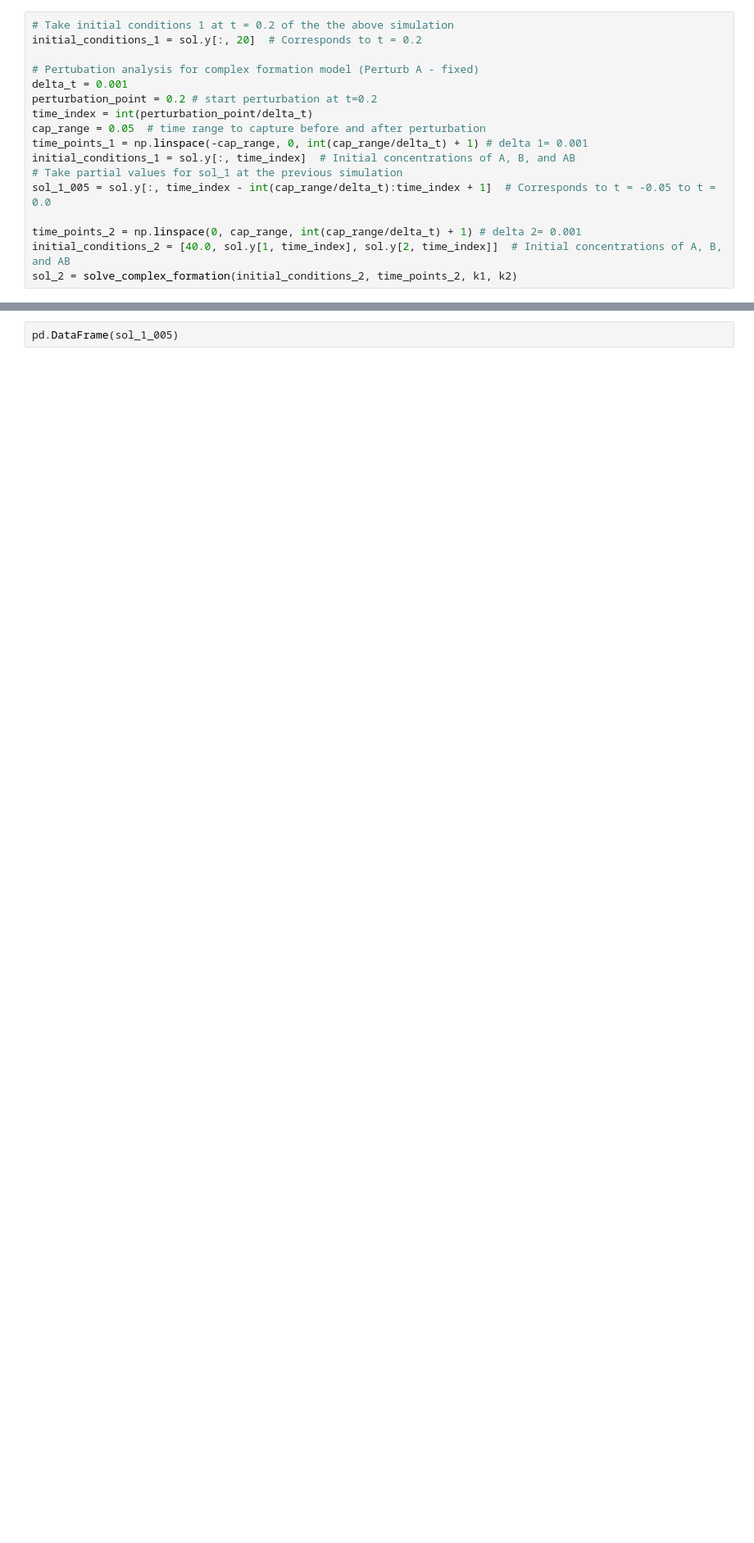
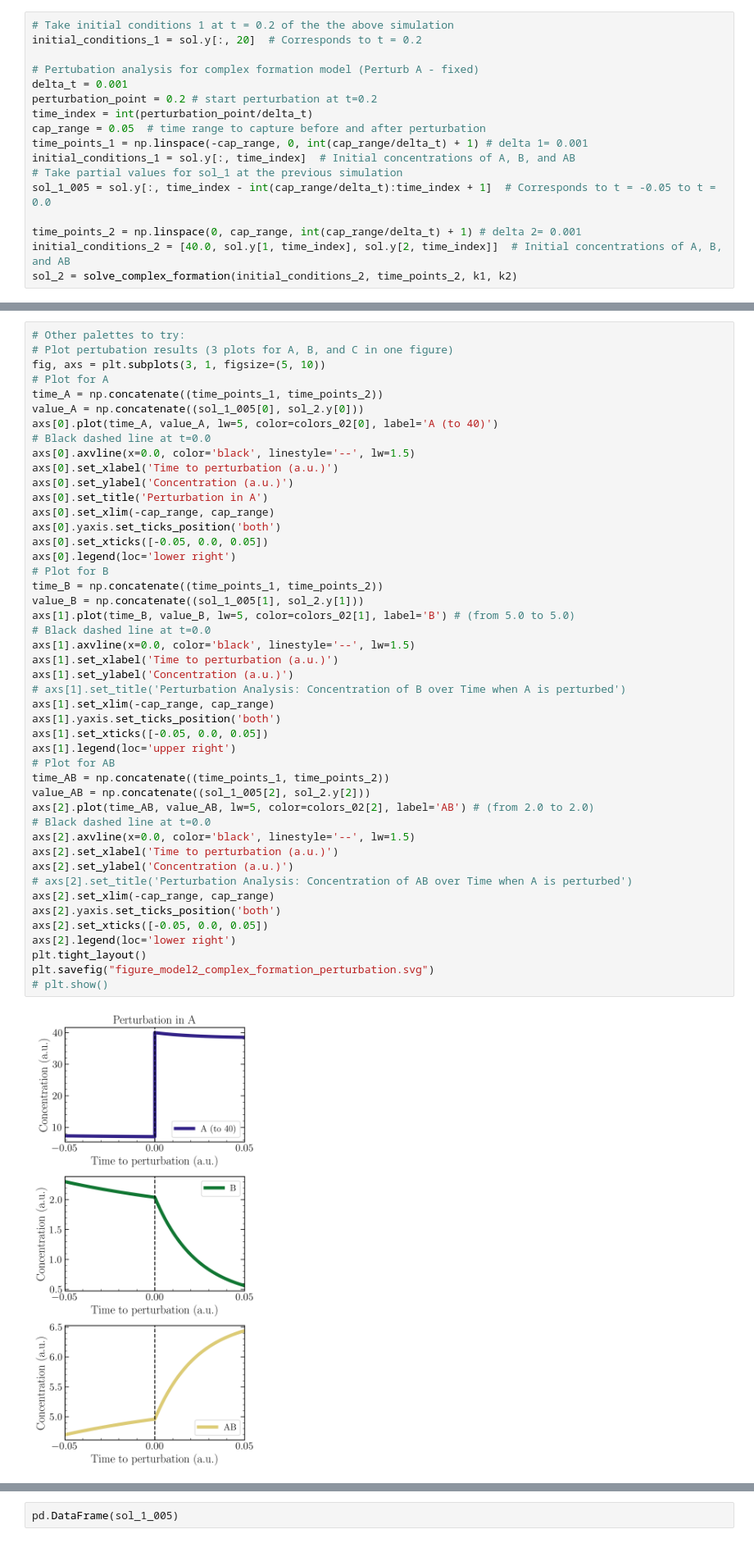
Before and after one commit to DILiS-lab/loopdetect, a Jupyter notebook: examples/model_2_complex_formation.ipynb, the cells around one changed output, grey strips where cells are left out. Shown at 82% size. Saved outputs shown, nothing was run; the diff lists cells and outputs as text; blank space fills up the shorter version.

Commit message:
Update notebooks for more analysis

```diff
--- a/examples/model_2_complex_formation.ipynb
+++ b/examples/model_2_complex_formation.ipynb
@@ -213,3 +217,51 @@ plt.show()
+# %%
+# Other palettes to try:
+# Plot pertubation results (3 plots for A, B, and C in one figure)
+fig, axs = plt.subplots(3, 1, figsize=(5, 10))
+# Plot for A
+time_A = np.concatenate((time_points_1, time_points_2))
+value_A = np.concatenate((sol_1_005[0], sol_2.y[0]))
+axs[0].plot(time_A, value_A, lw=5, color=colors_02[0], label='A (to 40)')
+# Black dashed line at t=0.0
+axs[0].axvline(x=0.0, color='black', linestyle='--', lw=1.5)
+axs[0].set_xlabel('Time to perturbation (a.u.)')
+axs[0].set_ylabel('Concentration (a.u.)')
+axs[0].set_title('Perturbation in A')
+axs[0].set_xlim(-cap_range, cap_range)
+axs[0].yaxis.set_ticks_position('both')
+axs[0].set_xticks([-0.05, 0.0, 0.05])
+axs[0].legend(loc='lower right')
+# Plot for B
+time_B = np.concatenate((time_points_1, time_points_2))
+value_B = np.concatenate((sol_1_005[1], sol_2.y[1]))
+axs[1].plot(time_B, value_B, lw=5, color=colors_02[1], label='B') # (from 5.0 to 5.0)
+# Black dashed line at t=0.0
+axs[1].axvline(x=0.0, color='black', linestyle='--', lw=1.5)
+axs[1].set_xlabel('Time to perturbation (a.u.)')
+axs[1].set_ylabel('Concentration (a.u.)')
+# axs[1].set_title('Perturbation Analysis: Concentration of B over Time when A is perturbed')
+axs[1].set_xlim(-cap_range, cap_range)
+axs[1].yaxis.set_ticks_position('both')
+axs[1].set_xticks([-0.05, 0.0, 0.05])
+axs[1].legend(loc='upper right')
+# Plot for AB
+time_AB = np.concatenate((time_points_1, time_points_2))
+value_AB = np.concatenate((sol_1_005[2], sol_2.y[2]))
+axs[2].plot(time_AB, value_AB, lw=5, color=colors_02[2], label='AB') # (from 2.0 to 2.0)
+# Black dashed line at t=0.0
+axs[2].axvline(x=0.0, color='black', linestyle='--', lw=1.5)
+axs[2].set_xlabel('Time to perturbation (a.u.)')
+axs[2].set_ylabel('Concentration (a.u.)')
+# axs[2].set_title('Perturbation Analysis: Concentration of AB over Time when A is perturbed')
+axs[2].set_xlim(-cap_range, cap_range)
+axs[2].yaxis.set_ticks_position('both')
+axs[2].set_xticks([-0.05, 0.0, 0.05])
+axs[2].legend(loc='lower right')
+plt.tight_layout()
+plt.savefig("figure_model2_complex_formation_perturbation.svg")
+# plt.show()
+# %% [output]
+[figure, added]
 # %%
 # Pertubation analysis for complex formation model (Perturb B)
 time_points_1 = np.linspace(-0.05, 0, 51) # delta 1= 0.001
```
Also changed, not shown: parts of 4 cells of this notebook, 22 other files.
